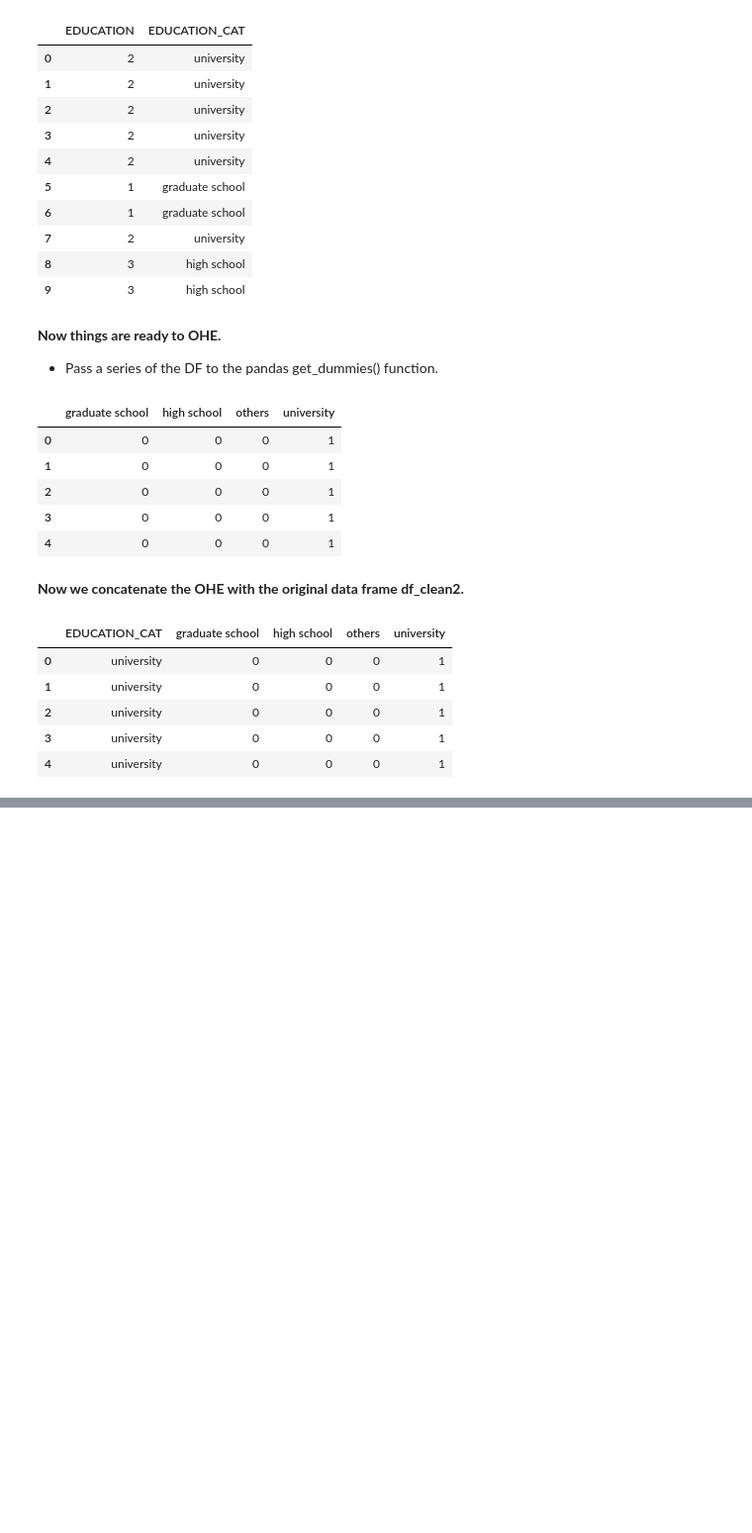
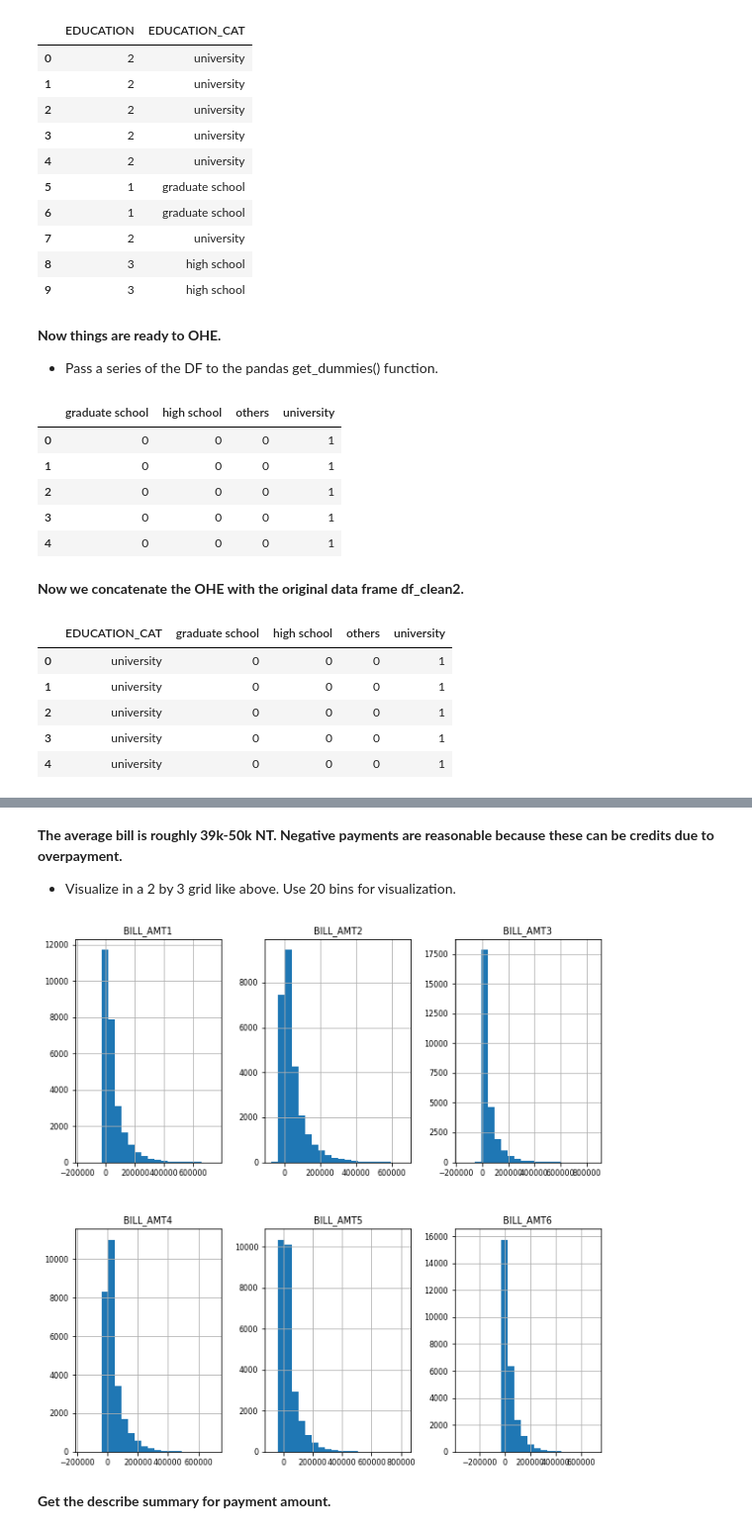
Before and after one commit to jkenney0501/Python_Supervised_Learning, a Jupyter notebook: LogisticRegression-CreditDefault/NoteBooks/Data Exploration and Cleaning.ipynb, the cells around one changed output, grey strips where cells are left out. Shown at 99% size. Drawn from its saved outputs; the diff is of its cells as text; code cells hidden in the pictures; blank space fills up the shorter version.

```diff
--- a/LogisticRegression-CreditDefault/NoteBooks/Data Exploration and Cleaning.ipynb
+++ b/LogisticRegression-CreditDefault/NoteBooks/Data Exploration and Cleaning.ipynb
@@ -435,0 +557,4 @@ df= pd.read_csv('../data/ohe_cleaned_data.csv')
+# %%
+bill_feats = ['BILL_AMT1', 'BILL_AMT2', 'BILL_AMT3', 'BILL_AMT4', 'BILL_AMT5', 'BILL_AMT6']
+
+pay_amt_feats = ['PAY_AMT1', 'PAY_AMT2', 'PAY_AMT3', 'PAY_AMT4', 'PAY_AMT5', 'PAY_AMT6']
@@ -435,0 +574,13 @@ df= pd.read_csv('../data/ohe_cleaned_data.csv')
+# %% [markdown]
+**The average bill is roughly 39k-50k NT. Negative payments are reasonable because these can be credits due to overpayment.**
+
+- Visualize in a 2 by 3 grid like above. Use 20 bins for visualization.
+# %%
+mpl.rcParams['font.size'] = 8
+
+df[bill_feats].hist(bins=20, layout=(2,3), figsize=(10,10))
+plt.show()
+# %% [output]
+[figure, added]
+# %% [markdown]
+**Get the describe summary for payment amount.**
```
Also changed, not shown: parts of 30 cells of this notebook, 1 other file.
